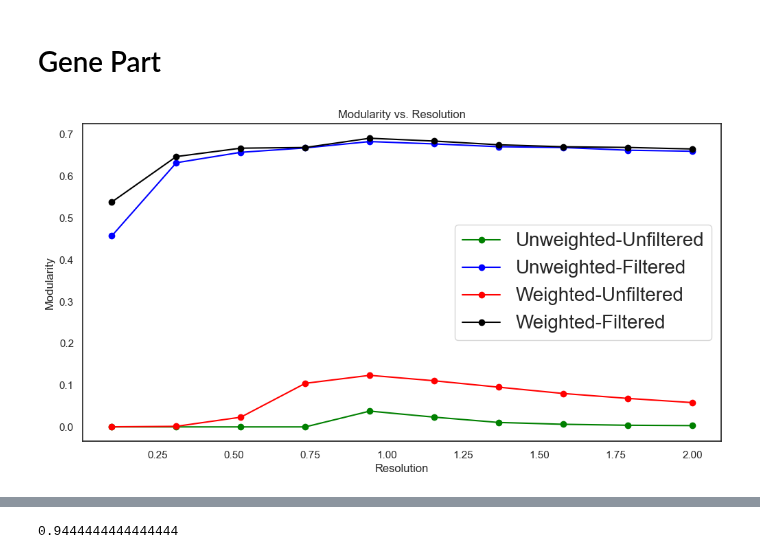
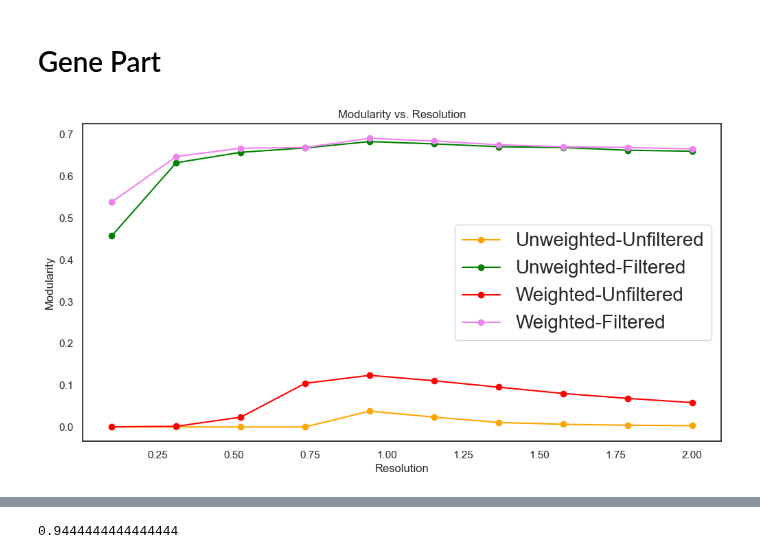
Before and after one commit to menchelab/Exposome, a Jupyter notebook: Exp_fin_4_Louvain_Clustering.ipynb, the cells around one changed output, grey strips where cells are left out. Saved outputs shown, nothing was run; the diff lists cells and outputs as text; code cells hidden in the pictures.

```diff
--- a/Exp_fin_4_Louvain_Clustering.ipynb
+++ b/Exp_fin_4_Louvain_Clustering.ipynb
@@ -696,6 +779,19 @@ with open ('output/Communities/Louvain/weighted_ji_middle_communities_dict.pickl
 
 with open ('output/Communities/Louvain/weighted_ji_broad_communities_dict.pickle', 'rb') as fp:
     broad_communities_dict = pk.load(fp)
+# %%
+fine_grained_communities_community_size=[]
+middle_communities_community_size=[]
+broad_communities_community_size=[]
+
+for com,expset in fine_grained_communities_dict.items():
+    fine_grained_communities_community_size.append(len(expset))
+
+for com,expset in middle_communities_dict.items():
+    middle_communities_community_size.append(len(expset))
+
+for com,expset in broad_communities_dict.items():
+    broad_communities_community_size.append(len(expset))
 # %%
 tot_exp = []
 for c,explist in fine_grained_communities_dict.items():
@@ -2961,24 +3804,24 @@ with open ('intermediate/weight_filtered_ggn_modularity_scores.txt', 'rb') as fp
 # %%
 #This plot shows the relationship between resolution and modularity
 plt.figure(figsize=(12, 6))
 # Plot the modularity versus resolution
 
 unweight_unfiltered_ggn_resolutions, unweight_unfiltered_ggn_modularities = zip(*unweight_unfiltered_ggn_modularity_scores)
 unweight_filtered_ggn_resolutions, unweight_filtered_ggn_modularities = zip(*unweight_filtered_ggn_modularity_scores)
 weight_unfiltered_ggn_resolutions, weight_unfiltered_ggn_modularities = zip(*weight_unfiltered_ggn_modularity_scores)
 weight_filtered_ggn_resolutions, weight_filtered_ggn_modularities = zip(*weight_filtered_ggn_modularity_scores)
 
 
-plt.plot(unweight_unfiltered_ggn_resolutions, unweight_unfiltered_ggn_modularities, marker='o',color="green",label='Unweighted-Unfiltered')
-plt.plot(unweight_filtered_ggn_resolutions, unweight_filtered_ggn_modularities, marker='o',color="blue",label='Unweighted-Filtered')
+plt.plot(unweight_unfiltered_ggn_resolutions, unweight_unfiltered_ggn_modularities, marker='o',color="orange",label='Unweighted-Unfiltered')
+plt.plot(unweight_filtered_ggn_resolutions, unweight_filtered_ggn_modularities, marker='o',color="green",label='Unweighted-Filtered')
 plt.plot(weight_unfiltered_ggn_resolutions, weight_unfiltered_ggn_modularities, marker='o',color="red",label='Weighted-Unfiltered')
-plt.plot(weight_filtered_ggn_resolutions, weight_filtered_ggn_modularities, marker='o',color="black",label='Weighted-Filtered')
+plt.plot(weight_filtered_ggn_resolutions, weight_filtered_ggn_modularities, marker='o',color="violet",label='Weighted-Filtered')
 
 plt.xlabel('Resolution')
 plt.ylabel('Modularity')
 plt.title('Modularity vs. Resolution')
 plt.legend(fontsize=20)
-plt.savefig('output/Figures/SF2C_v01_post_rev.pdf',format='pdf',dpi=300, bbox_inches = "tight")
+#plt.savefig('output/Figures/SF2C_v01_post_rev.pdf',format='pdf',dpi=300, bbox_inches = "tight")
 plt.show()
 # %% [output]
-[figure, old version]
+[figure, new version]
```
Also changed, not shown: parts of 37 cells of this notebook, 2 other files.
